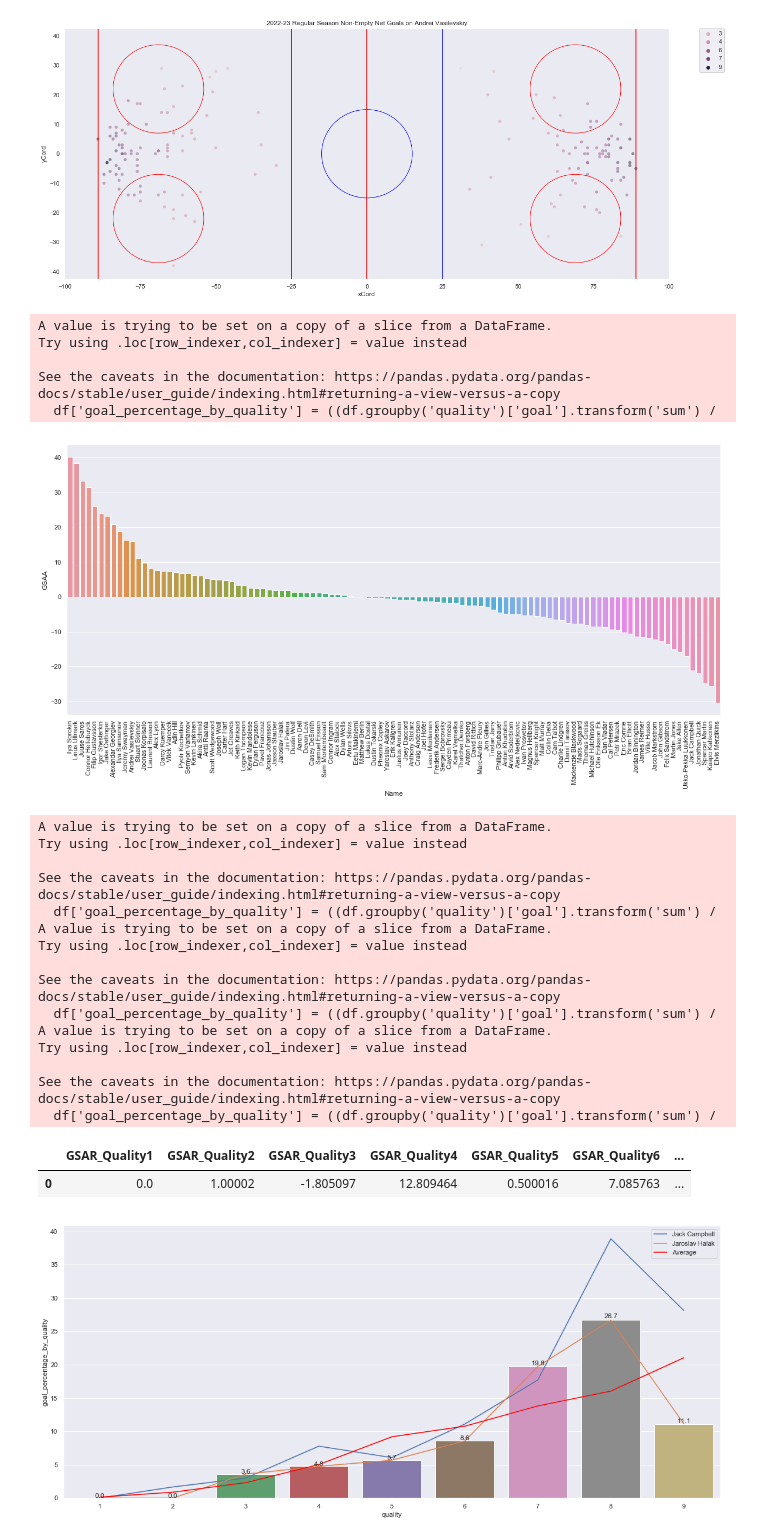
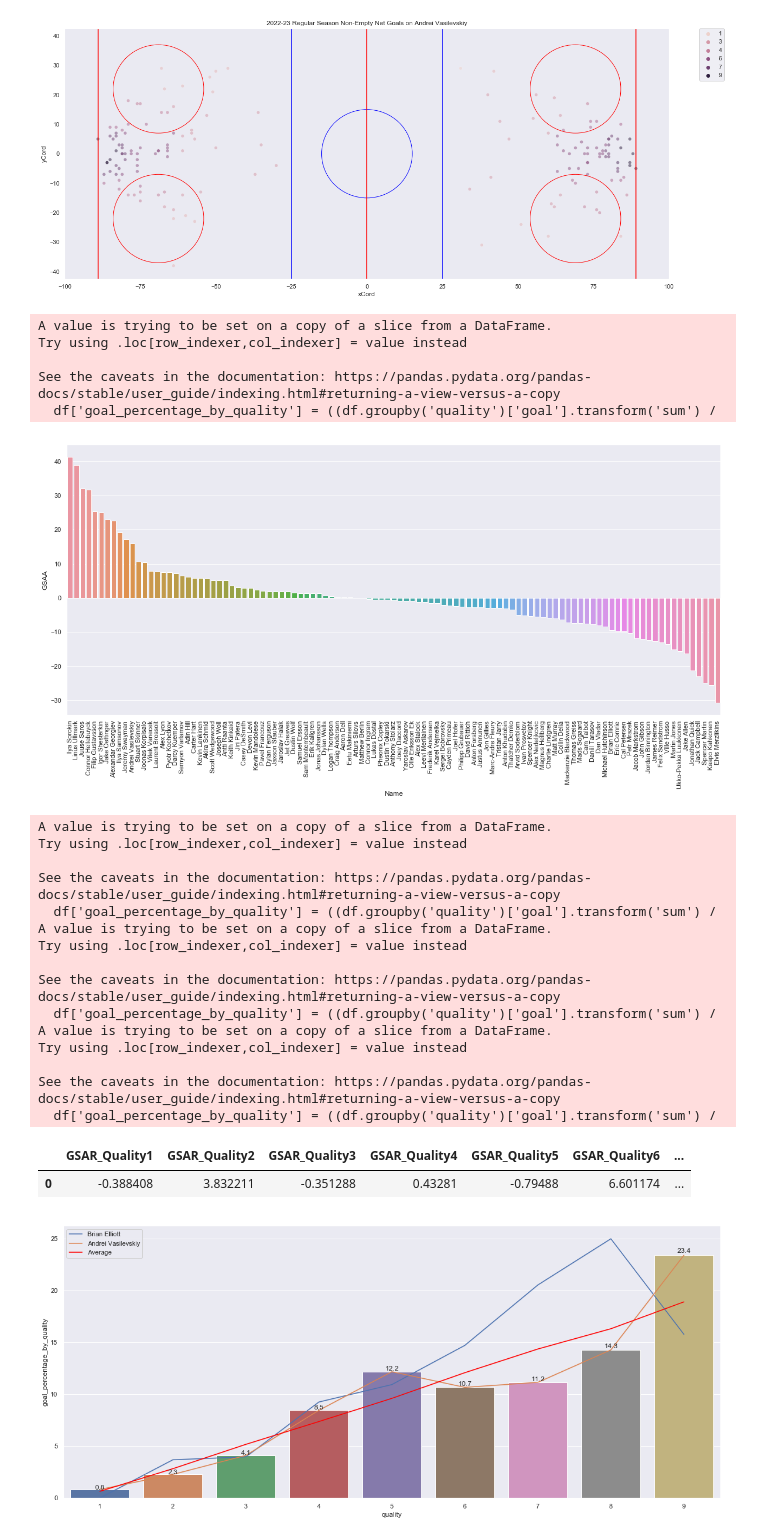
Before and after one commit to jesseplamondon/2022_NHL_Shots_Project, a Jupyter notebook: 2022_Shots.ipynb, the cells around one changed output. Drawn from its saved outputs; the diff is of its cells as text; code cells hidden in the pictures.

Commit message:
Improved Shot Quality Groups, Increasing Correlation with Goal Percentages to 0.9999 & Changed Test Case

```diff
--- a/2022_Shots.ipynb
+++ b/2022_Shots.ipynb
@@ -14,25 +14,25 @@ df = df.loc[:, ["shotID", "xCord", "yCord", "goal", "teamCode", "game_id", "goal
 
 def get_qualities(df):
     #Map shot quality from 1 to 6 based on distance & if taken from behind the net
-    #Rank = 1 if taken outside of offensive zone from distance greater than farthest in-zone point
-    #Rank = 2 if taken from  distance >= farthest in-zone point - 15ft
-    #Rank = 3 if shot was taken outside slot or from behind the net
-    #Rank = 4 if shot was taken from >= 27 feet away from net
-    #Rank = 5 if shot was taken  >=21 feet away from net
-    #Rank = 6 if shot was taken >= 9.5 feet away
+    #Rank = 1 if taken from  distance >= farthest in-zone point - 15ft
+    #Rank = 2 if shot was taken outside faceoff dots or from behind the net
+    #Rank = 3 if shot was taken from >= 27 feet away from net
+    #Rank = 4 if shot was taken from >= 30 ft wide slot
+    #Rank = 5 if shot was taken from >= 15.6 ft wide slot
+    #Rank = 6 if shot was taken >= 10.3 feet away
     #Rank = 7 if shot was taken >= 7 feet away
-    #Rank = 8 if shot was taken from >= 6 feet away
-    #Rank = 9 if shot was taken from < 6 feet away
+    #Rank = 8 if shot was taken from >= 6.41 feet away
+    #Rank = 9 if shot was taken from < 6.41 feet away
 
     df['quality'] = df.apply(lambda x:
-        1 if (((x['shotDistance'])>=(math.sqrt(64**2 + 42.5**2)))) else (
-        2 if ((x['shotDistance'])>=(math.sqrt(64**2 + 42.5**2))-15) else(
-        3 if (x['yCord']>=24)|(x['yCord']<=-24)|(x['xCord']<-89)|(x['xCord']>89) else(
-        4 if (x['shotDistance']>= 27) else (
-        5 if (x['shotDistance']>= 21) else(
-        6 if (x['shotDistance']>= 9.5) else (
+        1 if ((x['shotDistance'])>=(math.sqrt(64**2 + 42.5**2))-15) else(
+        2 if (x['yCord']>=21)|(x['yCord']<=-21)|(x['xCord']<-89)|(x['xCord']>89) else(
+        3 if (x['shotDistance']>= 27) else (
+        4 if (x['yCord']>=12.5)|(x['yCord']<=-12.5) else (
+        5 if (x['yCord']>=7.8)|(x['yCord']<=-7.8) else(
+        6 if (x['shotDistance']>= 10.3) else (
         7 if (x['shotDistance']>= 7) else (
-        8 if (x['shotDistance']>= 6) else 9))))))), axis=1)
+        8 if (x['shotDistance']>= 6.41) else 9))))))), axis=1)
     return df
 # %%
 def create_circle(coords, c):
@@ -236,30 +237,30 @@ Try using .loc[row_indexer,col_indexer] = value instead
 
 See the caveats in the documentation: https://pandas.pydata.org/pandas-docs/stable/user_guide/indexing.html#returning-a-view-versus-a-copy
   df['goal_percentage_by_quality'] = ((df.groupby('quality')['goal'].transform('sum') /
-[figure, old version]
+[figure, new version]
 # %%
-curr_name = 'Jack Campbell'
-replacement_name = 'Jaroslav Halak'
+curr_name = 'Brian Elliott'
+replacement_name = 'Andrei Vasilevskiy'
 get_goalie_SPAAsq(df, average_quality_save_percentages_df, curr_name, True, False)
 get_goalie_SPAAsq(df, average_quality_save_percentages_df, replacement_name, True, True)
 plt.legend()
 get_GSAR_by_names(df, average_quality_save_percentages_df, curr_name, replacement_name)
 # %% [output]
 A value is trying to be set on a copy of a slice from a DataFrame.
 Try using .loc[row_indexer,col_indexer] = value instead
 
 See the caveats in the documentation: https://pandas.pydata.org/pandas-docs/stable/user_guide/indexing.html#returning-a-view-versus-a-copy
   df['goal_percentage_by_quality'] = ((df.groupby('quality')['goal'].transform('sum') /
 A value is trying to be set on a copy of a slice from a DataFrame.
 Try using .loc[row_indexer,col_indexer] = value instead
 
 See the caveats in the documentation: https://pandas.pydata.org/pandas-docs/stable/user_guide/indexing.html#returning-a-view-versus-a-copy
   df['goal_percentage_by_quality'] = ((df.groupby('quality')['goal'].transform('sum') /
 A value is trying to be set on a copy of a slice from a DataFrame.
 Try using .loc[row_indexer,col_indexer] = value instead
 
 See the caveats in the documentation: https://pandas.pydata.org/pandas-docs/stable/user_guide/indexing.html#returning-a-view-versus-a-copy
   df['goal_percentage_by_quality'] = ((df.groupby('quality')['goal'].transform('sum') /
 |  | GSAR_Quality1 | GSAR_Quality2 | GSAR_Quality3 | GSAR_Quality4 | GSAR_Quality5 | GSAR_Quality6 | ... |
-| 0 | 0.0 | 1.00002 | -1.805097 | 12.809464 | 0.500016 | 7.085763 | ... |
+| 0 | -0.388408 | 3.832211 | -0.351288 | 0.43281 | -0.79488 | 6.601174 | ... |
-[figure, old version]
+[figure, new version]
```
Also changed, not shown: parts of 6 cells of this notebook, 1 other file.
